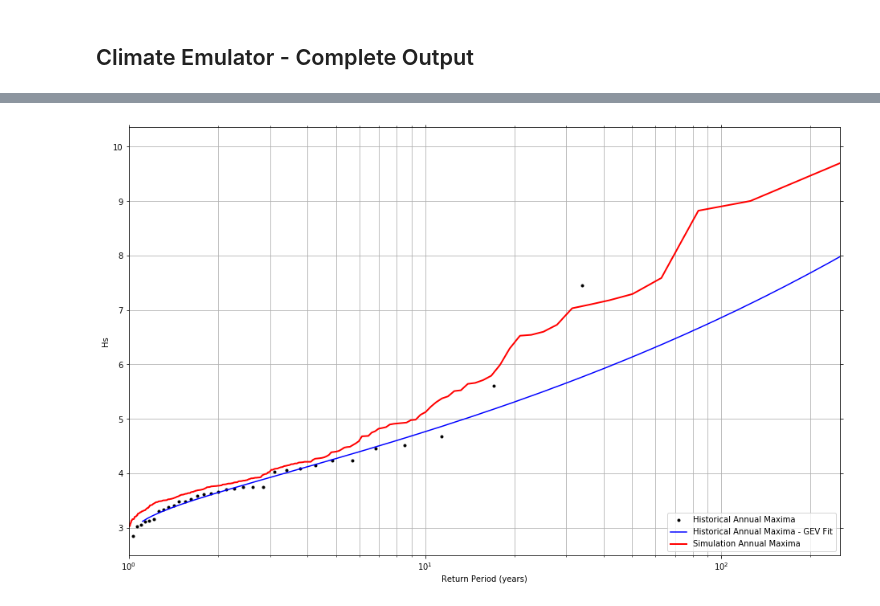
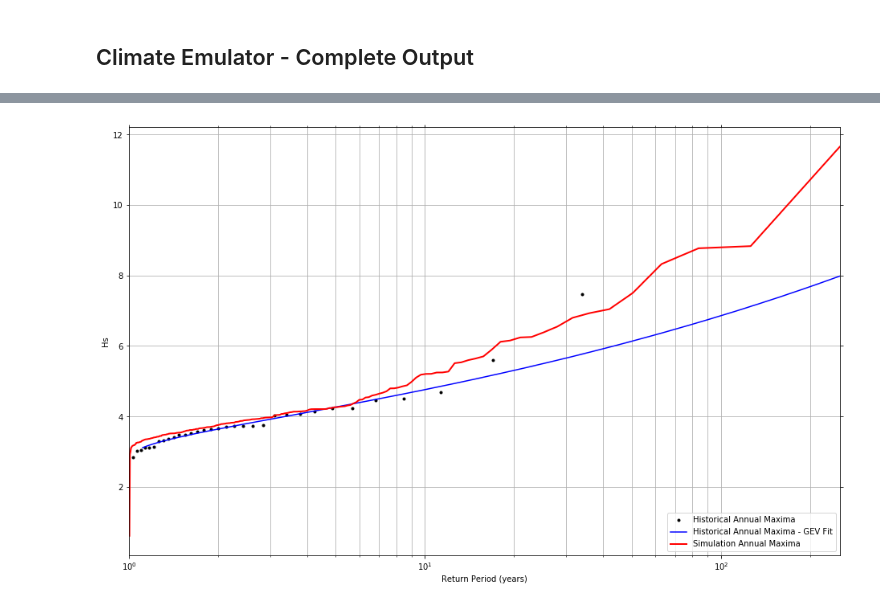
Before and after one commit to teslakit/teslakit, a Jupyter notebook: notebooks/nb_KWAJALEIN/12_Climate_Emulator.ipynb, the cells around one changed output, grey strips where cells are left out. Cells and saved outputs as stored; diff of their text form; code cells hidden in the pictures.

```diff
--- a/notebooks/nb_KWAJALEIN/12_Climate_Emulator.ipynb
+++ b/notebooks/nb_KWAJALEIN/12_Climate_Emulator.ipynb
@@ -219,4 +228,7 @@ Data variables:
 # %%
 # Plot simulated output
-Plot_Simulation(SIM);
+
+SIM = db.Load_SIM_Complete()
+
+Plot_Simulation(SIM.sel(n_sim=0));
 # %% [output]
@@ -224,15 +236,16 @@ Plot_Simulation(SIM);
 # %%
 # --------------------------------------
 #  Annual Maxima
 var_name = 'Hs'
 
 # historical data (used to fit climate emulator)
 hist_Amax = AnnualMaxima(CE.WVS_MS, var_name)
 
 # simulation data
-sim_Amax = AnnualMaxima(SIM, var_name)
+sim_Amax = AnnualMaxima(SIM.sel(n_sim=0), var_name)
 
 # Plot Return Period
+# TODO: agregado simulaciones
 Plot_ReturnPeriodValidation(hist_Amax, sim_Amax, var_name);
 # %% [output]
-[figure, old version]
+[figure, new version]
```
Also changed, not shown: parts of 9 cells of this notebook.
